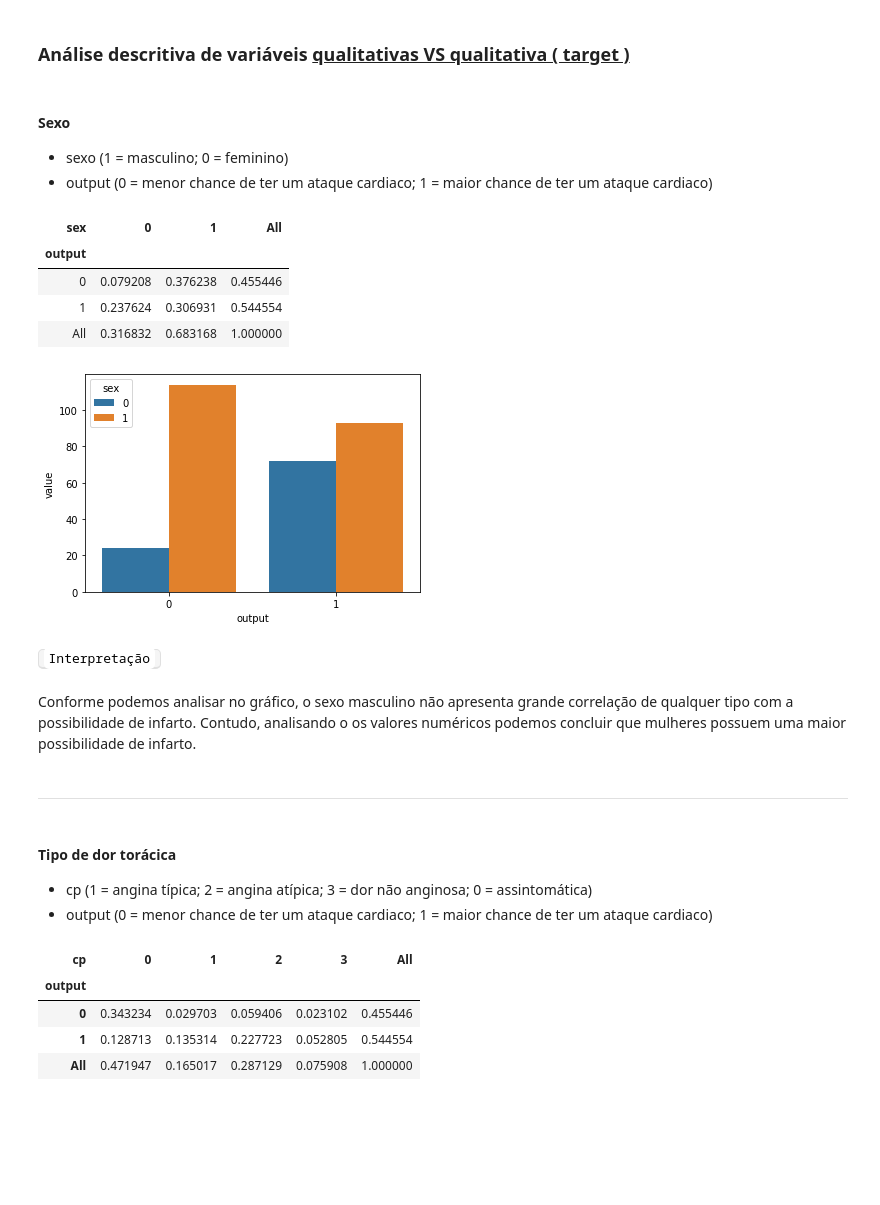
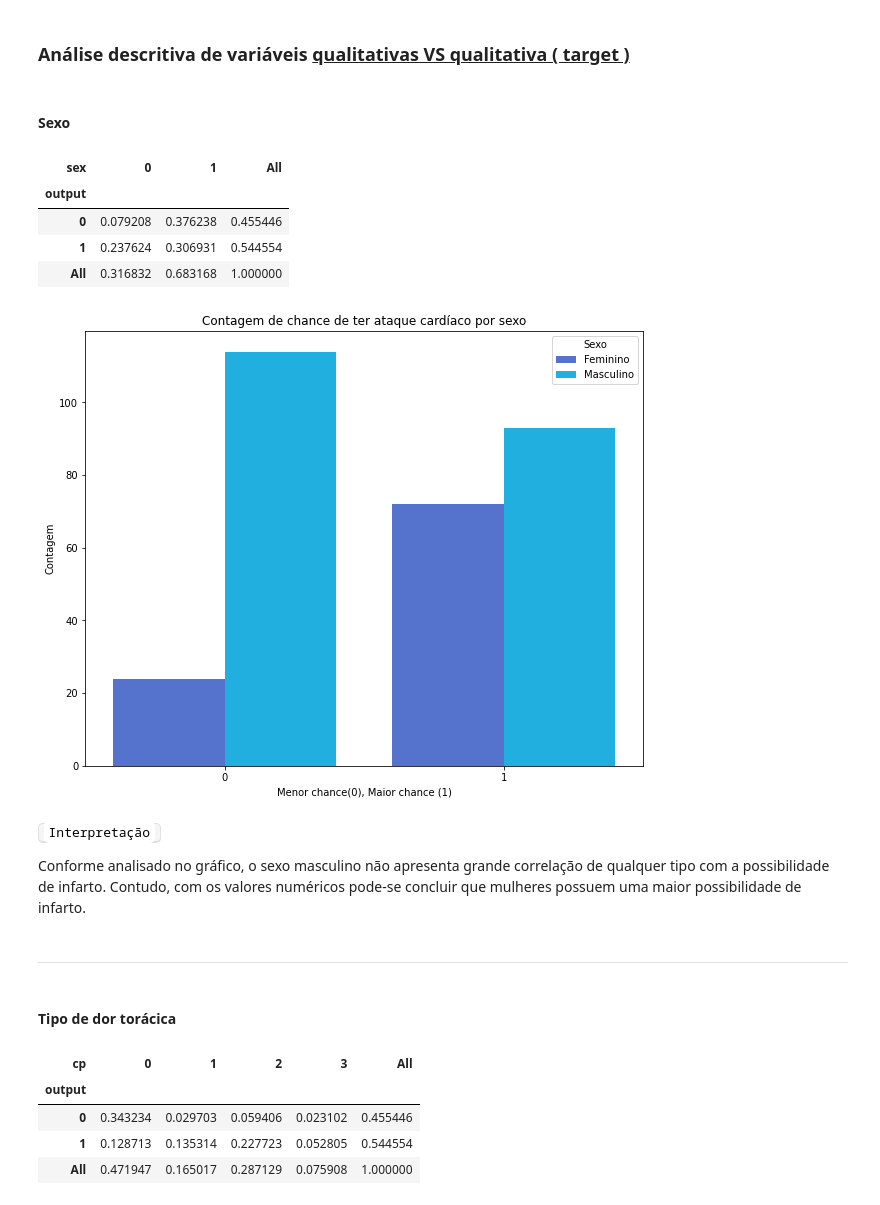
Before and after one commit to duddatorres/PROJETO-2, a Jupyter notebook: Projeto 2.ipynb, the cells around one changed output. Drawn from its saved outputs; the diff is of its cells as text; code cells hidden in the pictures; blank space fills up the shorter version.

```diff
--- a/Projeto 2.ipynb
+++ b/Projeto 2.ipynb
@@ -389,11 +332,8 @@ Pessoas com um oldpeak entre 1.58 tendem a ter uma menor chance de ter ataque ca
 --------------
 # %% [markdown]
 ### Análise descritiva  de variáveis <u> qualitativas VS qualitativa ( target )</u>
-# %% [markdown]
-#### Sexo
-
-* sexo (1 = masculino; 0 = feminino)
-* output (0 = menor chance de ter um ataque cardiaco; 1 = maior chance de ter um ataque cardiaco)
+# %% [markdown]
+#### Sexo
 # %%
 pd.crosstab(dados['output'], dados['sex'],normalize=True,margins=True)
 # %% [output]
@@ -405,24 +345,29 @@ pd.crosstab(dados['output'], dados['sex'],normalize=True,margins=True)
 # %%
 ct = pd.crosstab(dados['output'], dados['sex'])
 
-# now stack and reset
 stacked = ct.stack().reset_index().rename(columns={0:'value'})
 
-# plot grouped bar chart
-sns.barplot(x=stacked.output, y=stacked.value, hue=stacked.sex);
+labels=['Feminino', 'Masculino']
+
+plt.figure(figsize=(10,8))
+ax = sns.barplot(x=stacked.output, y=stacked.value, hue=stacked.sex,palette=['#4169E1','#00BFFF'])
+ax.set_ylabel("Contagem")
+ax.set_xlabel('Menor chance(0), Maior chance (1)')
+ax.set_title('Contagem de chance de ter ataque cardíaco por sexo')
+
+h, l = ax.get_legend_handles_labels()
+ax.legend(h, labels, title="Sexo")
+plt.show()
 # %% [output]
-[figure, old version]
+[figure, new version]
-# %% [markdown]
-<kbd><code style="background:white;color:black;font:arial">Interpretação</code></kbd>
 # %% [markdown]
-Conforme podemos analisar no gráfico, o sexo masculino não apresenta grande correlação de qualquer tipo com a possibilidade de infarto. Contudo, analisando o os valores numéricos podemos concluir que mulheres possuem uma maior possibilidade de infarto.
+<kbd><code style="background:white;color:black;font:arial">Interpretação</code></kbd>
+
+Conforme analisado no gráfico, o sexo masculino não apresenta grande correlação de qualquer tipo com a possibilidade de infarto. Contudo, com os valores numéricos pode-se concluir que mulheres possuem uma maior possibilidade de infarto.
 # %% [markdown]
 ----
-# %% [markdown]
-#### Tipo de dor torácica
-
-* cp (1 = angina típica; 2 = angina atípica; 3 = dor não anginosa; 0 = assintomática)
-* output (0 = menor chance de ter um ataque cardiaco; 1 = maior chance de ter um ataque cardiaco)
+# %% [markdown]
+#### Tipo de dor torácica
 # %%
 pd.crosstab(dados['output'], dados['cp'],normalize=True,margins=True)
 # %% [output]
```
Also changed, not shown: parts of 87 cells of this notebook.
